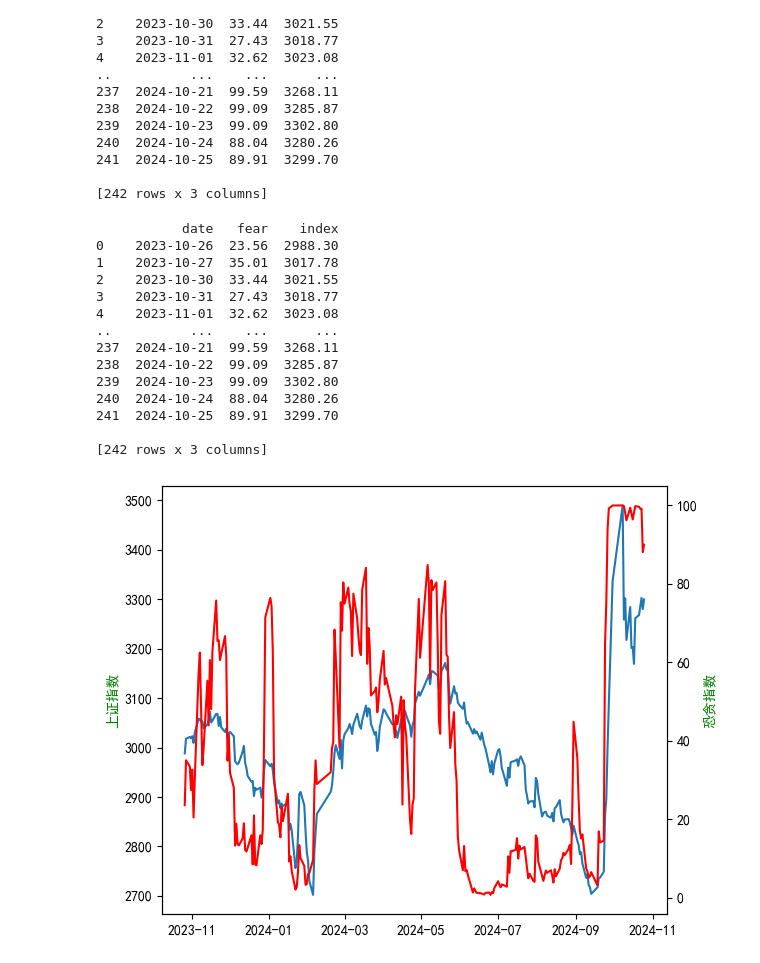
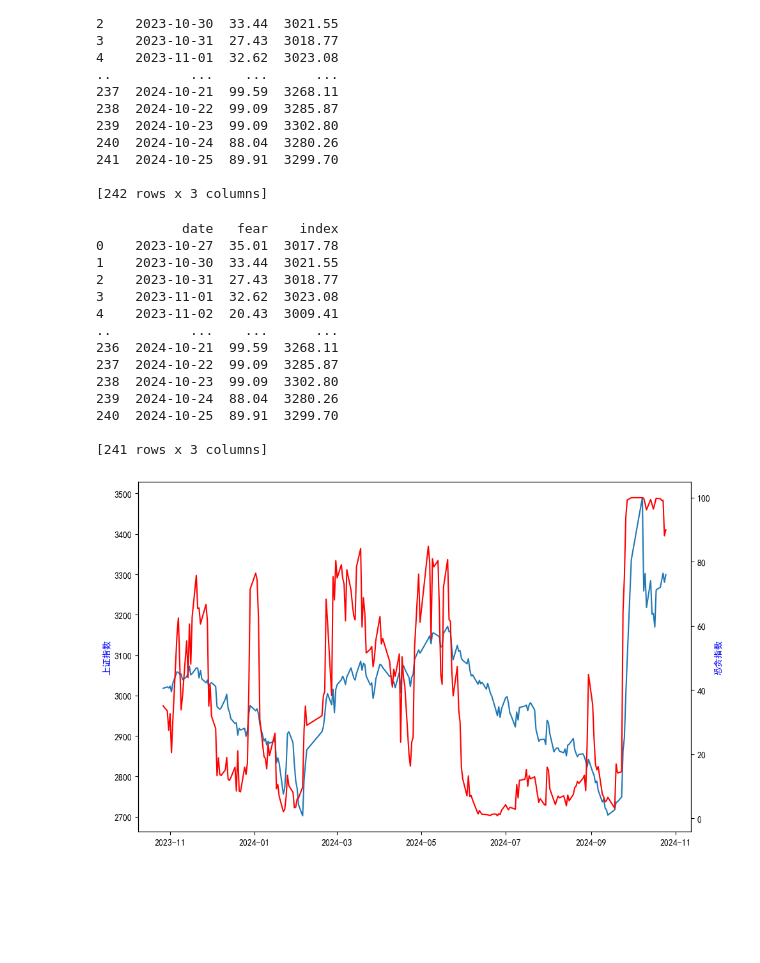
Before and after one commit to Ted88368/quant_in_action, a Jupyter notebook: akshare/qiu_quan.ipynb, the cells around one changed output. Saved outputs shown, nothing was run; the diff lists cells and outputs as text; code cells hidden in the pictures; blank space fills up the shorter version.

```diff
--- a/akshare/qiu_quan.ipynb
+++ b/akshare/qiu_quan.ipynb
@@ -21,42 +21,44 @@ print(index_fear_greed_funddb_df)
 # %%
 import akshare as ak
 
 import matplotlib.pyplot as plt
 import numpy as np
+import seaborn as sns
 
 plt.rcParams['font.sans-serif'] = ['SimHei']
 plt.rcParams['axes.unicode_minus'] = False
 
 index_fear_greed_funddb_df = ak.index_fear_greed_funddb()
 print(index_fear_greed_funddb_df)
 
 # 创建一个绘图对象
-fig, ax1 = plt.subplots()
-ax1.set_ylabel('上证指数', color='g')
+fig, ax1 = plt.subplots(figsize=(10, 6))
+
+ax1.set_ylabel('上证指数', color='b')
 ax1.plot(index_fear_greed_funddb_df['date'], index_fear_greed_funddb_df['index'], label = "上证指数")
 
 # 创建第二个 Y 轴并绘制数据
 ax2 = ax1.twinx()  # 使用 twinx() 共享 x 轴
-ax2.set_ylabel('恐贪指数', color='g')
+ax2.set_ylabel('恐贪指数', color='b')
 ax2.plot(index_fear_greed_funddb_df['date'], index_fear_greed_funddb_df['fear'],label ="恐贪指数", color = 'red')
 
 # 添加图例
 fig.tight_layout()  # 自动调整布局
 
 plt.show()
 # %% [output]
            date   fear    index
-0    2023-10-26  23.56  2988.30
-1    2023-10-27  35.01  3017.78
-2    2023-10-30  33.44  3021.55
-3    2023-10-31  27.43  3018.77
-4    2023-11-01  32.62  3023.08
+0    2023-10-27  35.01  3017.78
+1    2023-10-30  33.44  3021.55
+2    2023-10-31  27.43  3018.77
+3    2023-11-01  32.62  3023.08
+4    2023-11-02  20.43  3009.41
 ..          ...    ...      ...
-237  2024-10-21  99.59  3268.11
-238  2024-10-22  99.09  3285.87
-239  2024-10-23  99.09  3302.80
-240  2024-10-24  88.04  3280.26
-241  2024-10-25  89.91  3299.70
+236  2024-10-21  99.59  3268.11
+237  2024-10-22  99.09  3285.87
+238  2024-10-23  99.09  3302.80
+239  2024-10-24  88.04  3280.26
+240  2024-10-25  89.91  3299.70
 
-[242 rows x 3 columns]
+[241 rows x 3 columns]
-[figure, old version]
+[figure, new version]
```
